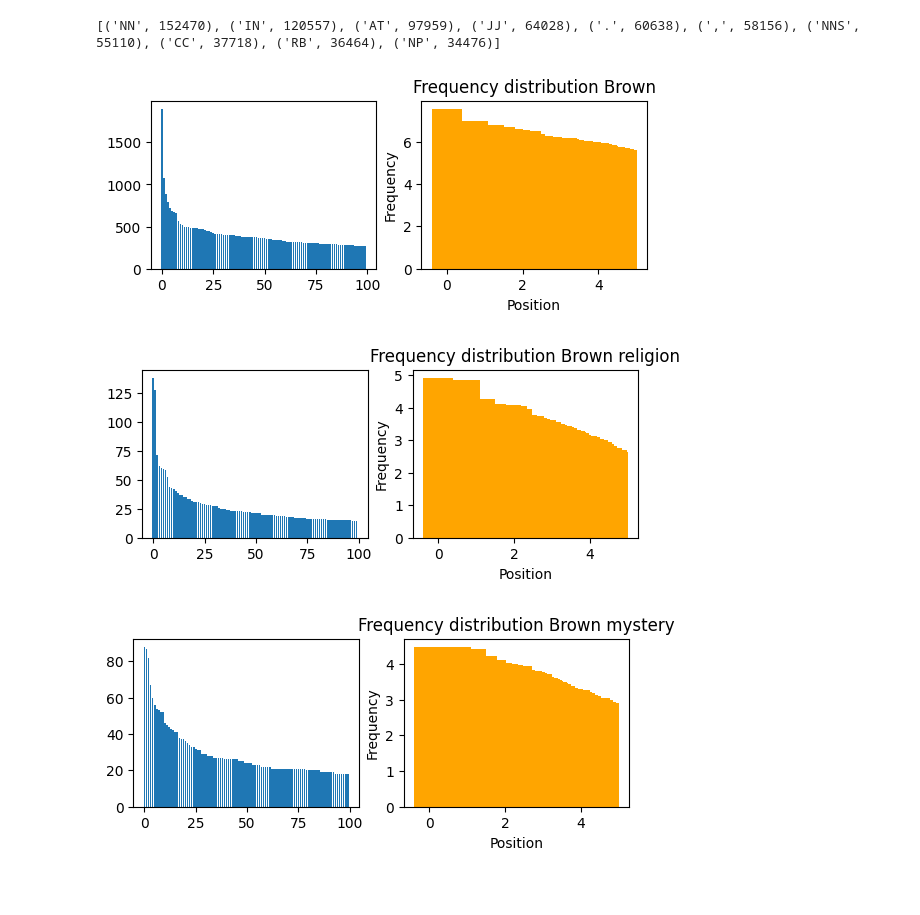
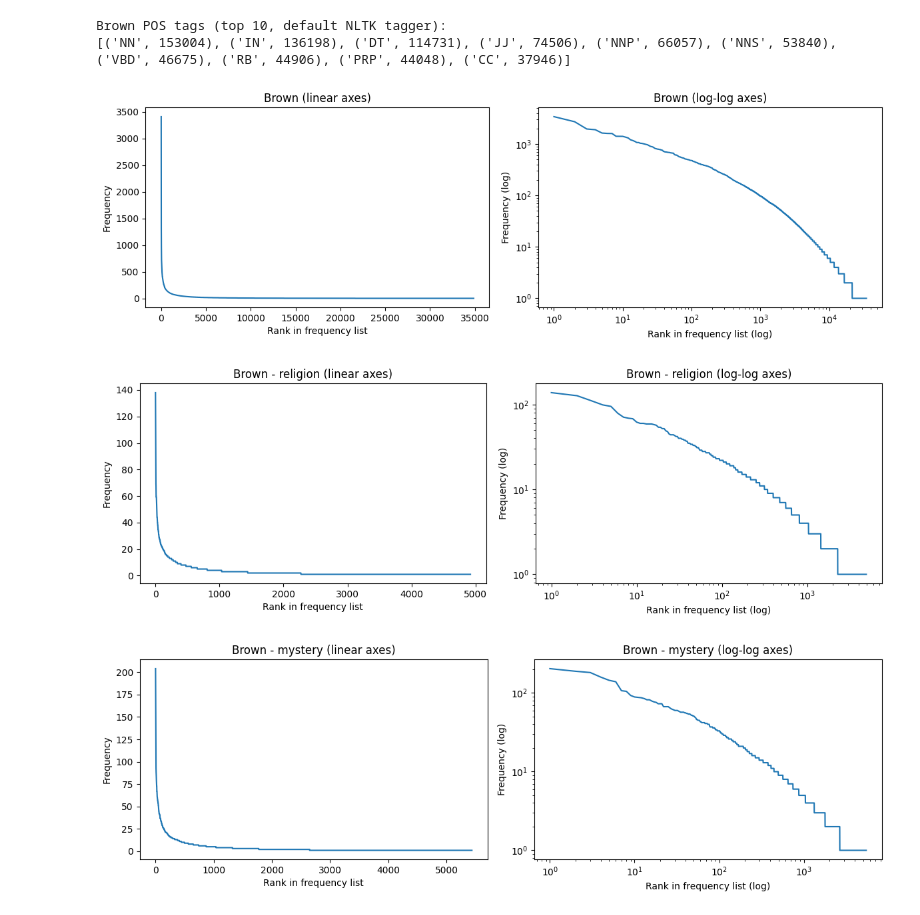
Before and after one commit to myriamth04/NLP, a Jupyter notebook: problem1.ipynb, the cells around one changed output. Drawn from its saved outputs; the diff is of its cells as text; code cells hidden in the pictures; blank space fills up the shorter version.

```diff
--- a/problem1.ipynb
+++ b/problem1.ipynb
@@ -105,32 +162,46 @@ Number of tokens: 57169
-# %%
-# Step 3
-tag_freqs = Counter([p[1] for p in brown.tagged_words()])
-print(tag_freqs.most_common(10))
-# %% [output]
-[('NN', 152470), ('IN', 120557), ('AT', 97959), ('JJ', 64028), ('.', 60638), (',', 58156), ('NNS', 55110), ('CC', 37718), ('RB', 36464), ('NP', 34476)]
-# %%
-# Step 4
-def plot_frequency_distribution(commons, suffix=''):
-    words, freqs = zip(*commons)
-    indices = range(len(words))
-    log_freqs = [math.log(freq) for freq in freqs]
-    log_indices = [math.log(i+1) for i in indices]
-
-    plt.subplot(2, 2, 1)
-    plt.bar(indices, freqs)
-    plt.subplot(2, 2, 2)
-    plt.bar(log_indices, log_freqs, color='orange')
-
-    plt.xlabel('Position')
-    plt.ylabel('Frequency')
-    plt.title(f'Frequency distribution {suffix}')
-    plt.show()
-
-plot_frequency_distribution(commons_brown, 'Brown')
-plot_frequency_distribution(commons_religion, 'Brown religion')
-plot_frequency_distribution(commons_mystery, 'Brown mystery')
-# %% [output]
-[figure, removed]
-[figure, removed]
-[figure, removed]
+# %%
+# Step 3
+# Brown: use NLTK's default English POS tagger on the corpus tokens
+brown_tokens_for_tagging = [w for w in brown.words() if w.isalpha()]
+brown_tagged = nltk.pos_tag(brown_tokens_for_tagging)
+brown_tag_freqs = Counter(tag for _, tag in brown_tagged)
+
+print("Brown POS tags (top 10, default NLTK tagger):")
+print(brown_tag_freqs.most_common(10))
+# %% [output]
+Brown POS tags (top 10, default NLTK tagger):
+[('NN', 153004), ('IN', 136198), ('DT', 114731), ('JJ', 74506), ('NNP', 66057), ('NNS', 53840), ('VBD', 46675), ('RB', 44906), ('PRP', 44048), ('CC', 37946)]
+# %%
+# Step 4
+def plot_frequency_distribution(ranked_list, title):
+    ranks = list(range(1, len(ranked_list) + 1))
+    freqs = [count for _, count in ranked_list]
+
+    plt.figure(figsize=(12, 4))
+
+    # Linear plot
+    plt.subplot(1, 2, 1)
+    plt.plot(ranks, freqs)
+    plt.xlabel('Rank in frequency list')
+    plt.ylabel('Frequency')
+    plt.title(f'{title} (linear axes)')
+
+    # Log-log plot
+    plt.subplot(1, 2, 2)
+    plt.loglog(ranks, freqs)
+    plt.xlabel('Rank in frequency list (log)')
+    plt.ylabel('Frequency (log)')
+    plt.title(f'{title} (log-log axes)')
+
+    plt.tight_layout()
+    plt.show()
+
+
+plot_frequency_distribution(all_brown, 'Brown')
+plot_frequency_distribution(all_religion, 'Brown - religion')
+plot_frequency_distribution(all_mystery, 'Brown - mystery')
+# %% [output]
+[figure, added]
+[figure, added]
+[figure, added]
 # %%
```
Also changed, not shown: parts of 5 cells of this notebook, 1 other file.
